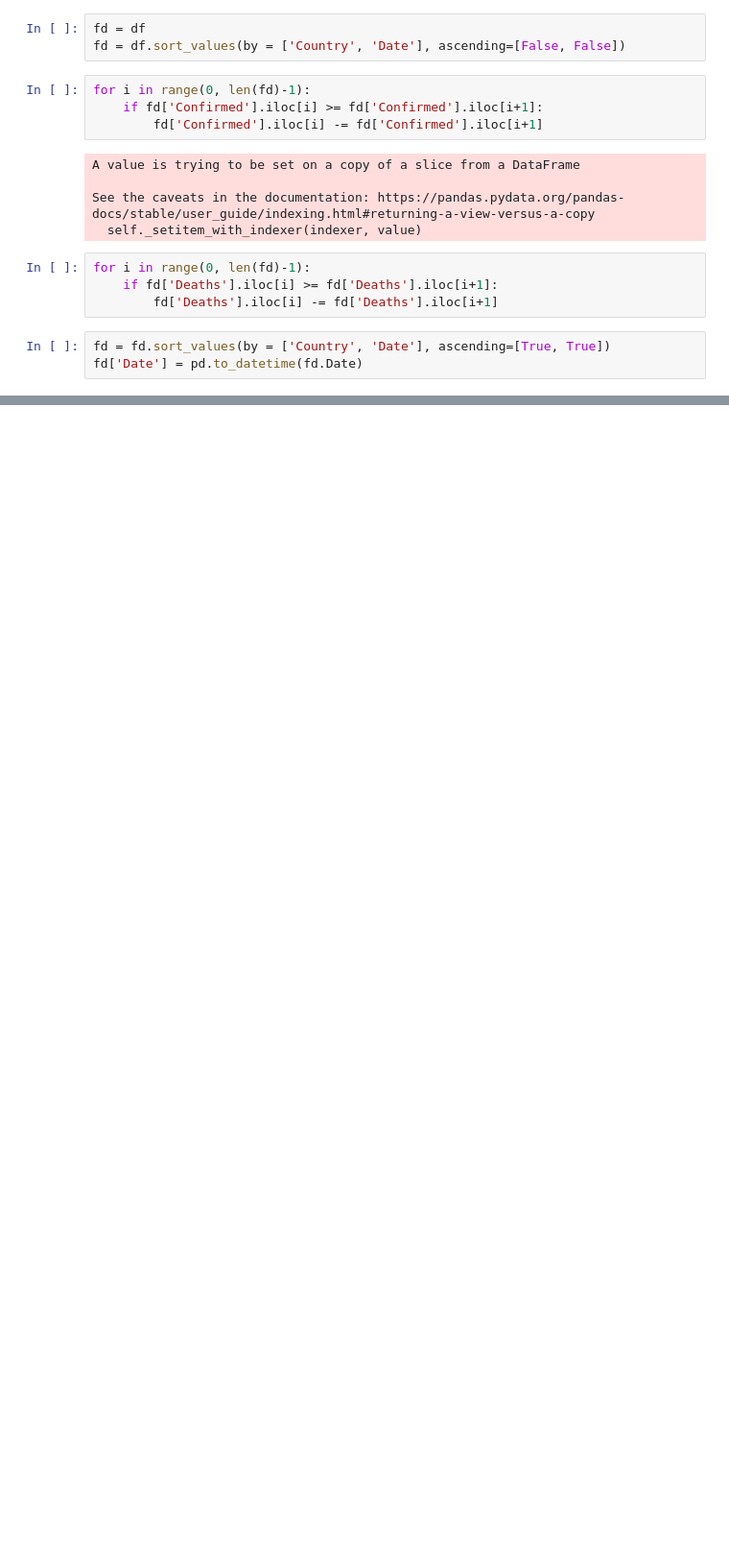
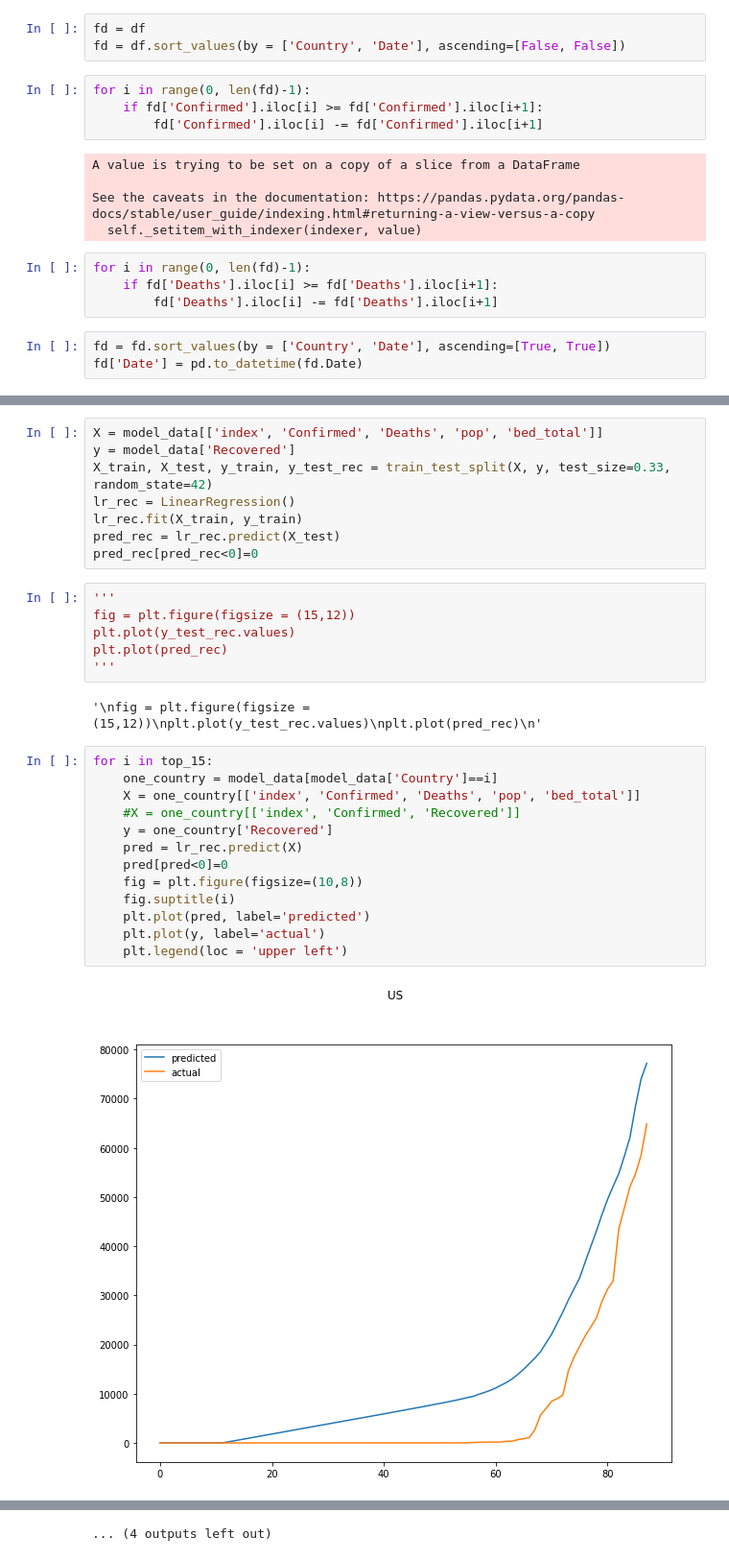
Before and after one commit to NeerajPise/DS, a Jupyter notebook: Data Exploratory NB JHU.ipynb, the cells around one changed output, grey strips where cells are left out. Shown at 96% size. Cells and saved outputs as stored; diff of their text form; blank space fills up the shorter version.

```diff
--- a/Data Exploratory NB JHU.ipynb
+++ b/Data Exploratory NB JHU.ipynb
@@ -128,0 +264,31 @@ f = sns.lineplot(x = 'Date', y='Deaths', data = fd, hue='Country')
+# %%
+X = model_data[['index', 'Confirmed', 'Deaths', 'pop', 'bed_total']]
+y = model_data['Recovered']
+X_train, X_test, y_train, y_test_rec = train_test_split(X, y, test_size=0.33, random_state=42)
+lr_rec = LinearRegression()
+lr_rec.fit(X_train, y_train)
+pred_rec = lr_rec.predict(X_test)
+pred_rec[pred_rec<0]=0
+# %%
+'''
+fig = plt.figure(figsize = (15,12))
+plt.plot(y_test_rec.values)
+plt.plot(pred_rec)
+'''
+# %% [output]
+'\nfig = plt.figure(figsize = (15,12))\nplt.plot(y_test_rec.values)\nplt.plot(pred_rec)\n'
+# %%
+for i in top_15:
+    one_country = model_data[model_data['Country']==i]
+    X = one_country[['index', 'Confirmed', 'Deaths', 'pop', 'bed_total']]
+    #X = one_country[['index', 'Confirmed', 'Recovered']]
+    y = one_country['Recovered']
+    pred = lr_rec.predict(X)
+    pred[pred<0]=0
+    fig = plt.figure(figsize=(10,8))
+    fig.suptitle(i)
+    plt.plot(pred, label='predicted')
+    plt.plot(y, label='actual')
+    plt.legend(loc = 'upper left')
+# %% [output]
+[figure, added]
@@ -128,0 +306 @@ f = sns.lineplot(x = 'Date', y='Deaths', data = fd, hue='Country')
+... (4 outputs left out)
```
Also changed, not shown: parts of 28 cells of this notebook.
